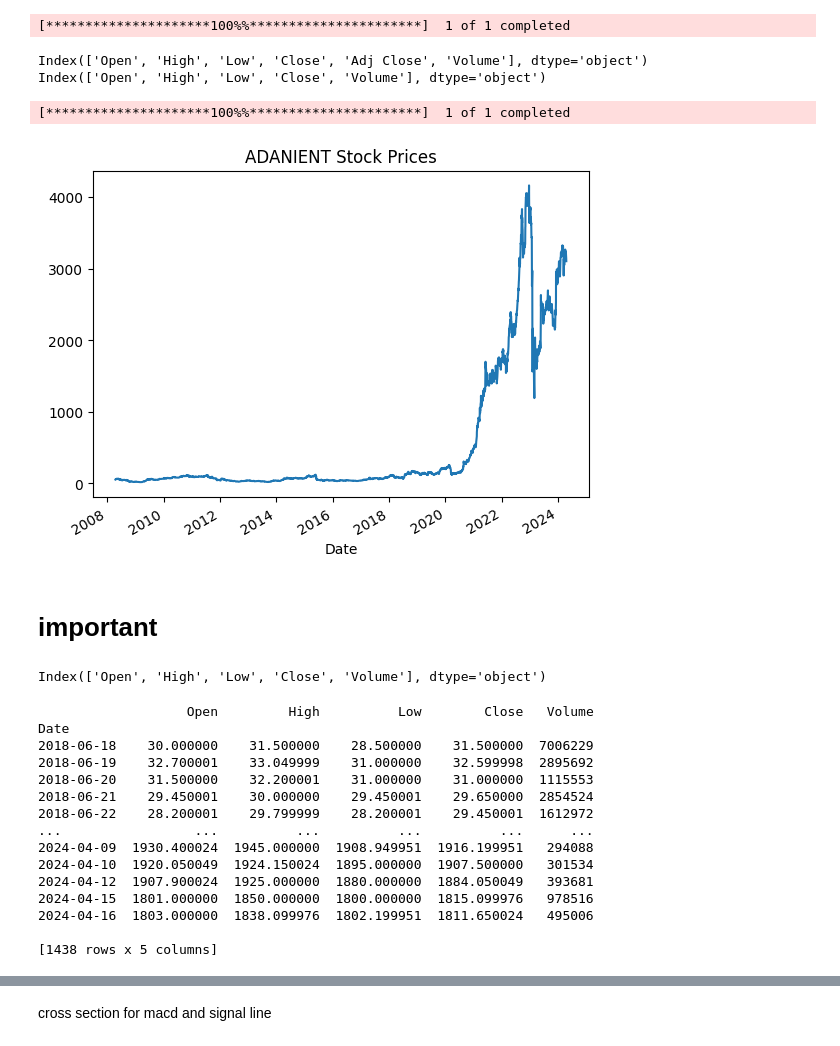
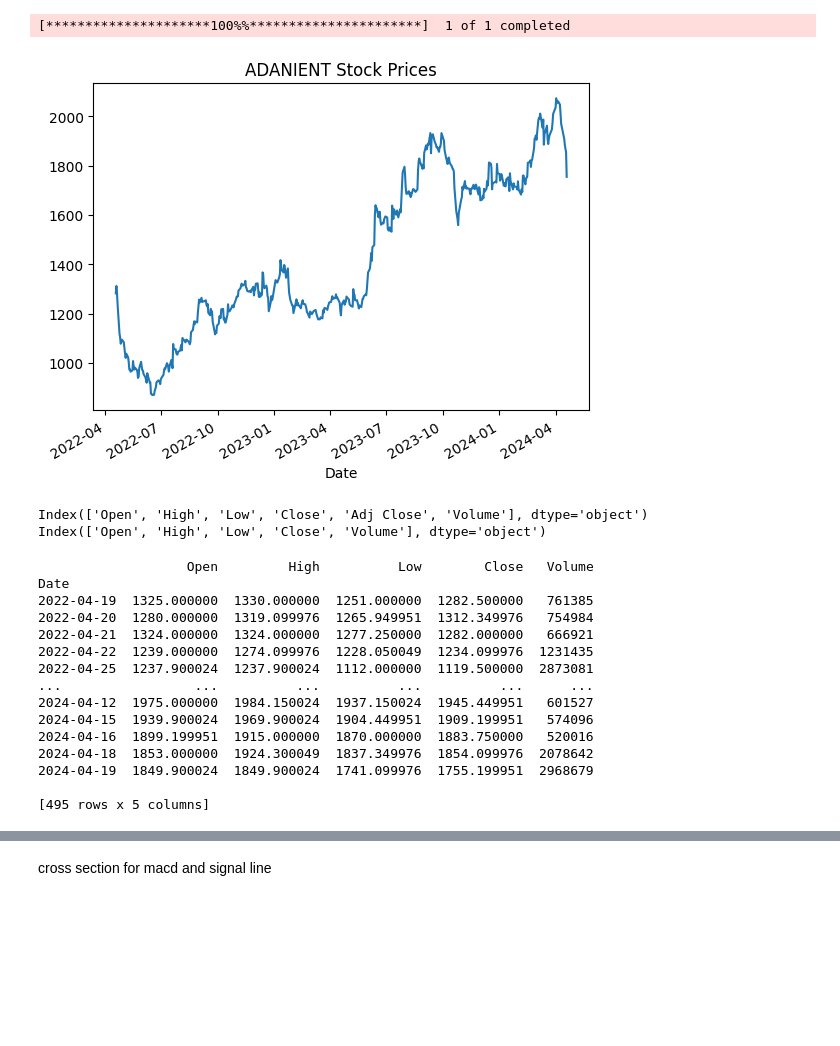
Before and after one commit to H1mm4tHQ/Stock_Market_Price_Movement_Prediction_ML, a Jupyter notebook: PRML_Project.ipynb, the cells around one changed output, grey strips where cells are left out. Saved outputs shown, nothing was run; the diff lists cells and outputs as text; code cells hidden in the pictures; blank space fills up the shorter version.

```diff
--- a/PRML_Project.ipynb
+++ b/PRML_Project.ipynb
@@ -9,7 +7,16 @@ adani = yf.Ticker("ADANIENT.NS")
-# %%
-recent_data = yf.download("ATGL.NS", period="16y")
-# %% [output]
-[*********************100%%**********************]  1 of 1 completed
+# %%
+recent_data = yf.download("TATACOMM.NS", period="2y",interval="1d")   #month: mo
+# start_date = "2024-01-01"
+# end_date = "2024-03-15"
+# recent_data = yf.download("ONGC.NS", start=start_date, end=end_date, interval="1d")
+recent_data['Close'].plot()
+plt.title("ADANIENT Stock Prices")
+plt.show()
+# Plot candlestick patterns using mplfinance
+# mpf.plot(recent_data.loc['2024-02-16':'2024-02-23'], type='candle', style='charles', title='Candlestick Pattern')
+# %% [output]
+[*********************100%%**********************]  1 of 1 completed
+[figure, added]
 # %%
 print(recent_data.columns)
 recent_data.drop('Adj Close', axis=1, inplace=True)
@@ -17,37 +24,21 @@ print(recent_data.columns)
 # %% [output]
 Index(['Open', 'High', 'Low', 'Close', 'Adj Close', 'Volume'], dtype='object')
 Index(['Open', 'High', 'Low', 'Close', 'Volume'], dtype='object')
-# %%
-import matplotlib.pyplot as plt
-
-data = yf.download("ADANIENT.NS", period='16y')
-data['Close'].plot()
-plt.title("ADANIENT Stock Prices")
-plt.show()
-# %% [output]
-[*********************100%%**********************]  1 of 1 completed
-[figure, removed]
-# %% [markdown]
-# important
-# %%
-print(recent_data.columns)
-# %% [output]
-Index(['Open', 'High', 'Low', 'Close', 'Volume'], dtype='object')
 # %%
 print(recent_data)
 # %% [output]
                    Open         High          Low        Close   Volume
 Date
-2018-06-18    30.000000    31.500000    28.500000    31.500000  7006229
-2018-06-19    32.700001    33.049999    31.000000    32.599998  2895692
-2018-06-20    31.500000    32.200001    31.000000    31.000000  1115553
-2018-06-21    29.450001    30.000000    29.450001    29.650000  2854524
-2018-06-22    28.200001    29.799999    28.200001    29.450001  1612972
+2022-04-19  1325.000000  1330.000000  1251.000000  1282.500000   761385
+2022-04-20  1280.000000  1319.099976  1265.949951  1312.349976   754984
+2022-04-21  1324.000000  1324.000000  1277.250000  1282.000000   666921
+2022-04-22  1239.000000  1274.099976  1228.050049  1234.099976  1231435
+2022-04-25  1237.900024  1237.900024  1112.000000  1119.500000  2873081
 ...                 ...          ...          ...          ...      ...
-2024-04-09  1930.400024  1945.000000  1908.949951  1916.199951   294088
-2024-04-10  1920.050049  1924.150024  1895.000000  1907.500000   301534
-2024-04-12  1907.900024  1925.000000  1880.000000  1884.050049   393681
-2024-04-15  1801.000000  1850.000000  1800.000000  1815.099976   978516
-2024-04-16  1803.000000  1838.099976  1802.199951  1811.650024   495006
+2024-04-12  1975.000000  1984.150024  1937.150024  1945.449951   601527
+2024-04-15  1939.900024  1969.900024  1904.449951  1909.199951   574096
+2024-04-16  1899.199951  1915.000000  1870.000000  1883.750000   520016
+2024-04-18  1853.000000  1924.300049  1837.349976  1854.099976  2078642
+2024-04-19  1849.900024  1849.900024  1741.099976  1755.199951  2968679
 
-[1438 rows x 5 columns]
+[495 rows x 5 columns]
```
Also changed, not shown: parts of 29 cells of this notebook, 24 other files.
